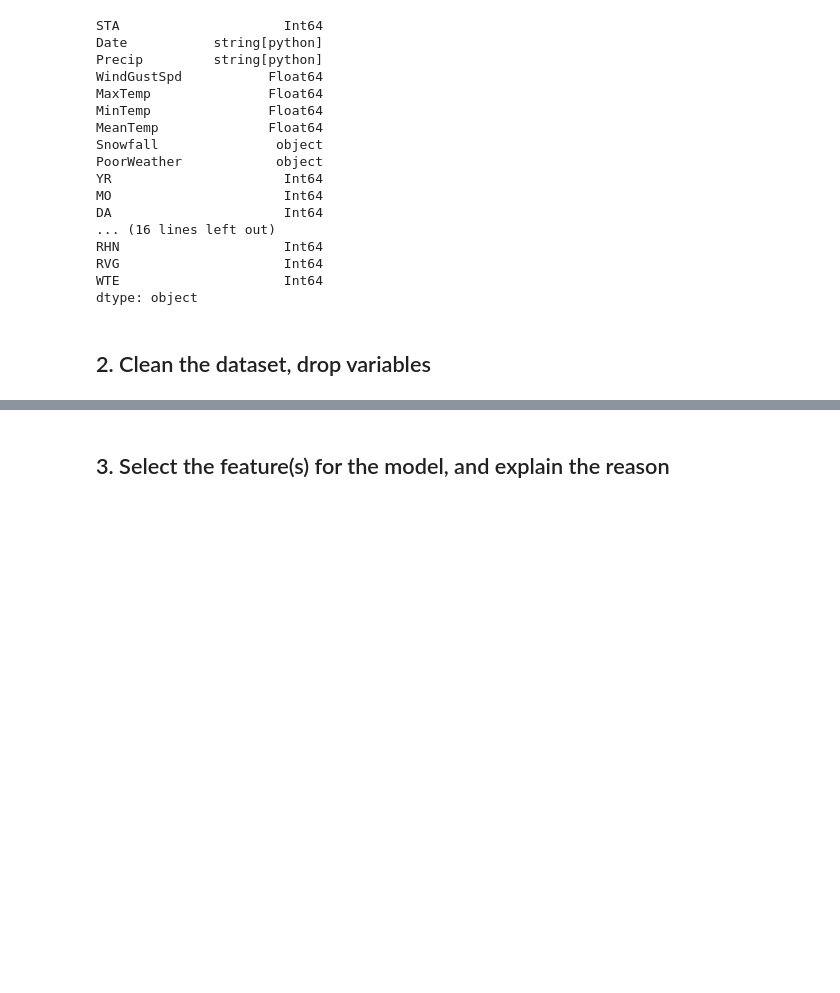
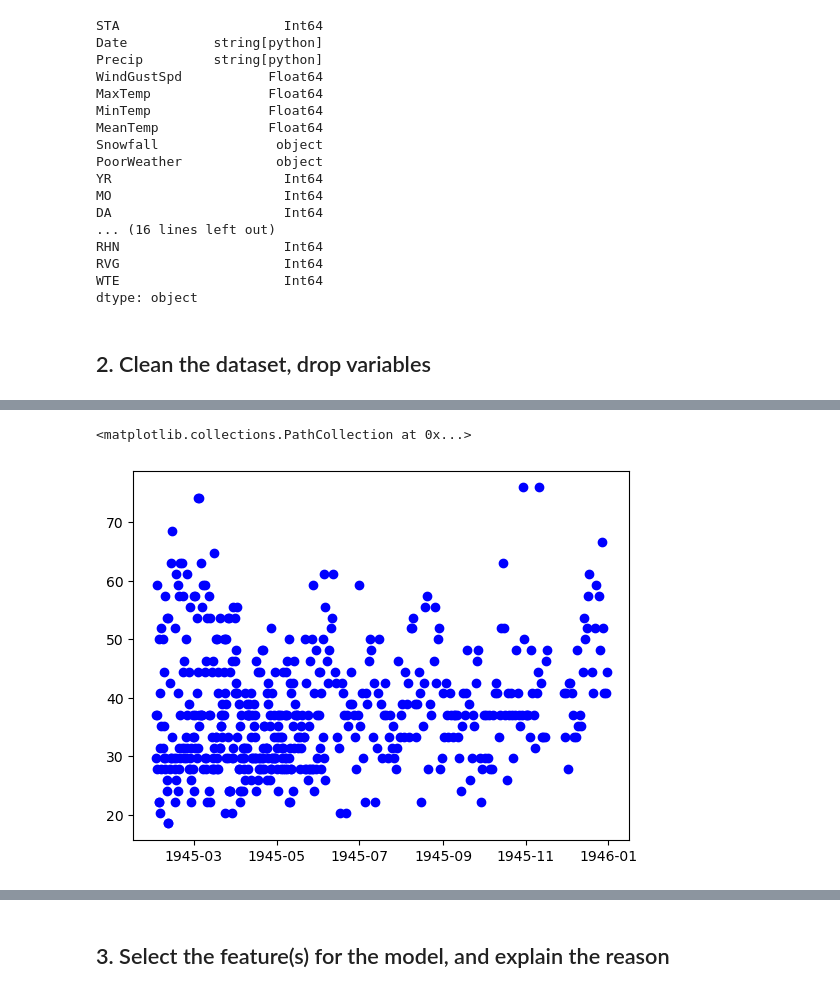
Before and after one commit to Kaiser271/2025-Phase-2, a Jupyter notebook: data-science/2. Machine Learning Project/part2_submission.ipynb, the cells around one changed output, grey strips where cells are left out. Drawn from its saved outputs; the diff is of its cells as text; code cells hidden in the pictures; blank space fills up the shorter version.

```diff
--- a/data-science/2. Machine Learning Project/part2_submission.ipynb
+++ b/data-science/2. Machine Learning Project/part2_submission.ipynb
@@ -65,0 +108,5 @@ dtype: object
+# %%
+plt.scatter(df['Date'], df['WindGustSpd'], marker='o', linestyle='-', color='b')
+# %% [output]
+<matplotlib.collections.PathCollection at 0x...>
+[figure, added]
```
Also changed, not shown: parts of 12 cells of this notebook.
